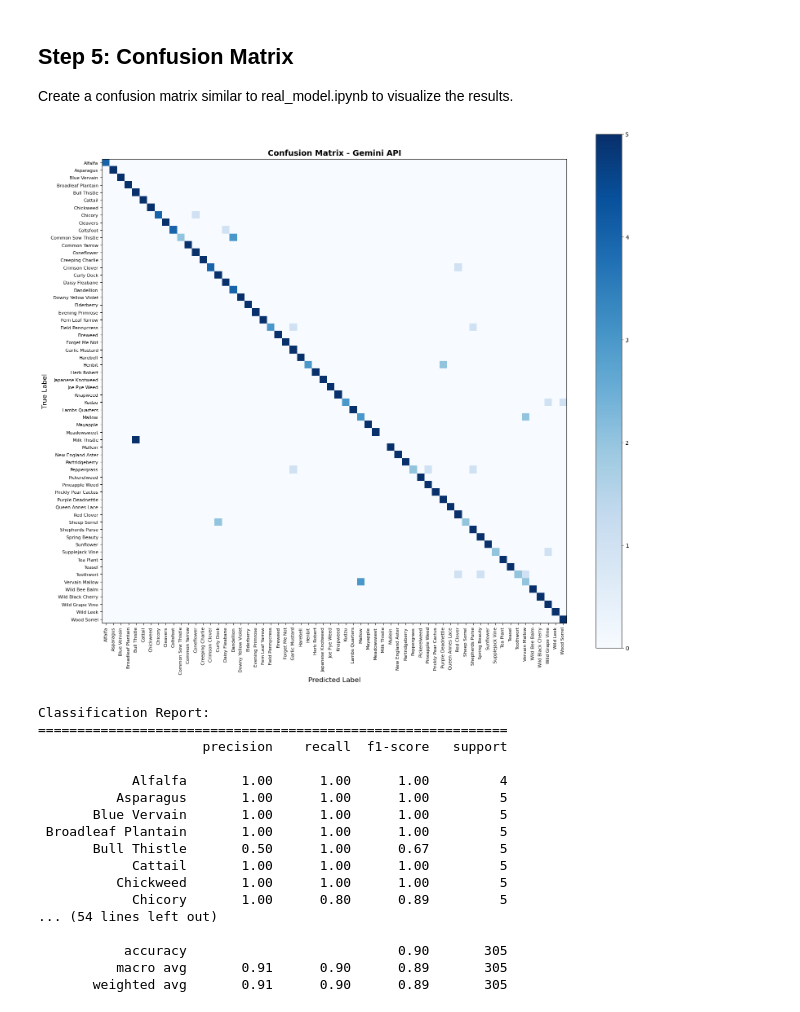
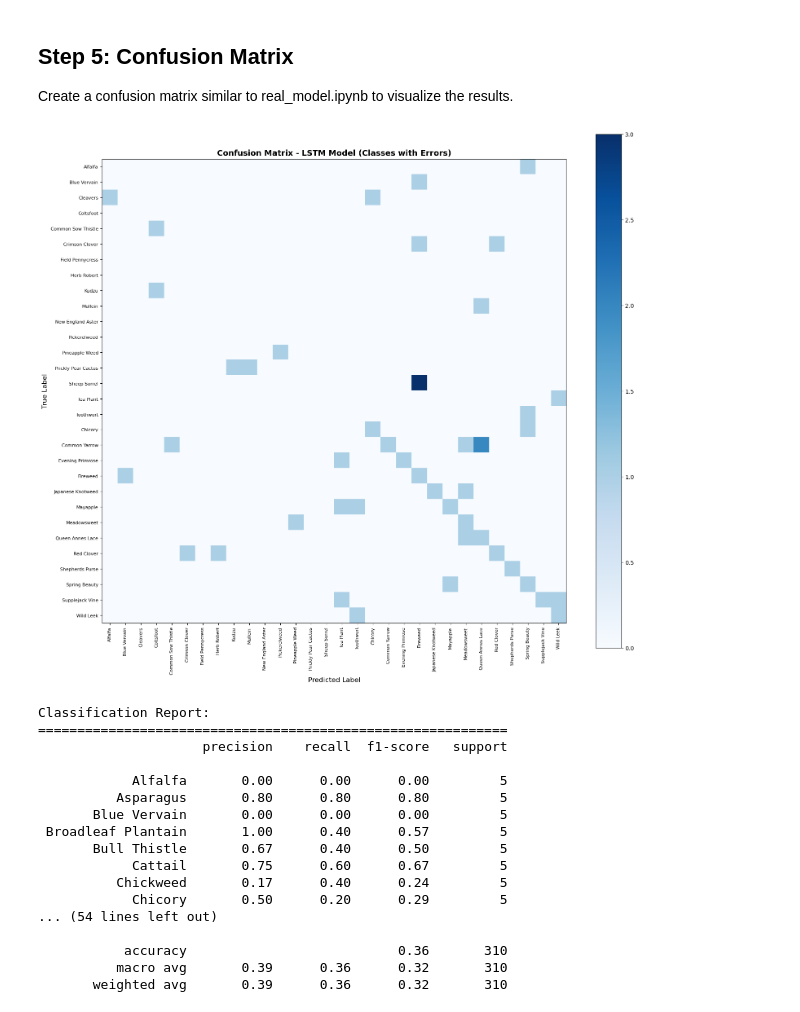
Before and after one commit to j-mye/plants, a Jupyter notebook: myers/myers_comparison.ipynb, the cells around one changed output. Drawn from its saved outputs; the diff is of its cells as text; code cells hidden in the pictures.

```diff
--- a/myers/myers_comparison.ipynb
+++ b/myers/myers_comparison.ipynb
@@ -27,7 +45,7 @@ ModuleNotFoundError: No module named 'tensorflow'
 Based on the real_model.ipynb approach, we'll get all possible plant species from the dataset directory.
 # %%
 # Set up paths (same as real_model.ipynb)
-train_dir = "datasets/dataset-test"
+train_dir = "../datasets/dataset-test"
 
 # Get the list of plant classes from directory names
 # Each subdirectory represents a different plant class
@@ -112,7 +153,9 @@ Before running the full dataset evaluation, let's test with one image to make su
 import glob
 import random
 
-def get_random_test_image(test_dir="datasets/dataset-test", class_name=None):
+model = load_model_lstm()
+
+def get_random_test_image(test_dir="../datasets/dataset-test", class_name=None):
     """
     Get a random test image from the dataset.
 
@@ -137,7 +180,6 @@ def get_random_test_image(test_dir="datasets/dataset-test", class_name=None):
         class_name = random.choice(all_classes)
         class_dir = os.path.join(test_dir, class_name)
 
-    # Find all image files
     image_files = []
     for ext in ['*.jpg', '*.jpeg', '*.png', '*.JPG', '*.JPEG', '*.PNG']:
         image_files.extend(glob.glob(os.path.join(class_dir, ext)))
@@ -149,31 +191,22 @@ def get_random_test_image(test_dir="datasets/dataset-test", class_name=None):
 
 # Test with a single random image
 print("=" * 60)
-print("TESTING GEMINI API WITH A SINGLE IMAGE")
+print("TESTING LSTM MODEL WITH A SINGLE IMAGE")
 print("=" * 60)
 
 test_image_path, true_class = get_random_test_image()
-
-print(f"\nTesting with image from class: {true_class}")
-print(f"Image path: {test_image_path}\n")
 
 # Display the image
 img = load_image(test_image_path)
 display(img)  # In Jupyter, this will show the image
 
-# Identify the plant using Gemini API
-print("\n" + "=" * 60)
-print("CALLING GEMINI API FOR PLANT IDENTIFICATION")
-print("=" * 60 + "\n")
+# Identify the plant using LSTM model
 
-predicted_name = identify_plant_with_gemini(test_image_path, class_names)
+predicted_name = identify_plant_lstm(test_image_path, class_names, model)
 
-print("IDENTIFICATION RESULT:")
 print("-" * 60)
 print(f"Predicted: {predicted_name}")
 print(f"True class: {true_class}")
-print(f"Match: {'✓ Correct!' if predicted_name == true_class else '✗ Incorrect'}")
+print(f"Match: {'Correct!' if predicted_name == true_class else 'Incorrect'}")
 print("-" * 60)
-print(f"\nTotal possible plants: {len(class_names)}")
-print("\n✓ Single image test complete! If this looks good, proceed to Step 4 to evaluate the full dataset.")
 # %% [output]
@@ -209,9 +248,9 @@ import matplotlib.pyplot as plt
 import numpy as np
 from collections import defaultdict
 
-def evaluate_gemini_on_dataset(test_dir, class_names):
+def evaluate_lstm_on_dataset(class_names, test_dir):
     """
-    Evaluate Gemini API on all test images in the dataset.
+    Evaluate LSTM model on all test images in the dataset.
 
     Args:
         test_dir: Directory containing test images (organized by class)
@@ -221,7 +260,7 @@ def evaluate_gemini_on_dataset(test_dir, class_names):
         Dictionary with evaluation results
     """
     print("=" * 60)
-    print("EVALUATING GEMINI API ON TEST DATASET")
+    print("EVALUATING LSTM MODEL ON TEST DATASET")
     print("=" * 60)
 
     # Collect all test images with their true labels
@@ -244,7 +283,6 @@ def evaluate_gemini_on_dataset(test_dir, class_names):
             true_labels.append(class_idx)
 
     print(f"\nTesting on {len(test_images)} images...")
-    print("Running Gemini predictions (this may take a while)...\n")
 
     # Get predictions for all test images
     predicted_labels = []
@@ -254,8 +292,8 @@ def evaluate_gemini_on_dataset(test_dir, class_names):
         if (i + 1) % 10 == 0:
             print(f"  Processed {i + 1}/{len(test_images)} images...")
 
-        # Get prediction using Gemini
-        predicted_name = identify_plant_with_gemini(img_path, class_names)
+        # Get prediction using LSTM model
+        predicted_name = identify_plant_lstm(img_path, class_names, model)
 
         # Convert plant name to index
         if predicted_name and predicted_name in class_names:
@@ -302,14 +340,14 @@ def evaluate_gemini_on_dataset(test_dir, class_names):
     return results
 
 # Run evaluation
-test_dir = "datasets/dataset-test"
-test_results = evaluate_gemini_on_dataset(test_dir, class_names)
+test_dir = "../datasets/dataset-test"
+test_results = evaluate_lstm_on_dataset(class_names, test_dir)
 
 print(f"\n{'='*60}")
 print(f"FINAL RESULTS")
 print(f"{'='*60}")
 print(f"Overall Accuracy: {test_results['accuracy']:.2%}")
 print(f"Correct Predictions: {test_results['correct']}/{test_results['total_images']}")
-print(f"\n✓ Evaluation complete!")
+print(f"\nEvaluation complete!")
 # %% [output]
 ============================================================
@@ -365,49 +403,50 @@ if len(error_classes) > 30:
     # Create subset confusion matrix
     cm_subset = cm[np.ix_(error_classes, error_classes)]
     class_names_subset = [class_names[i] for i in error_classes]
 
     plt.imshow(cm_subset, interpolation='nearest', cmap=plt.cm.Blues)
     plt.colorbar()
     plt.xticks(range(len(class_names_subset)), class_names_subset, rotation=90, fontsize=8)
     plt.yticks(range(len(class_names_subset)), class_names_subset, fontsize=8)
-    plt.title('Confusion Matrix - Gemini API (Classes with Errors)', fontsize=14, fontweight='bold')
+    plt.title('Confusion Matrix - LSTM Model (Classes with Errors)', fontsize=14, fontweight='bold')
 else:
     plt.imshow(cm, interpolation='nearest', cmap=plt.cm.Blues)
     plt.colorbar()
     plt.xticks(range(len(class_names)), class_names, rotation=90, fontsize=8)
     plt.yticks(range(len(class_names)), class_names, fontsize=8)
     plt.title('Confusion Matrix - Gemini API', fontsize=14, fontweight='bold')
 
 plt.ylabel('True Label', fontsize=12)
 plt.xlabel('Predicted Label', fontsize=12)
 plt.tight_layout()
+plt.savefig('lstm_confusion_matrix.png')
 plt.show()
 
 # Print classification report
 print("\nClassification Report:")
 print("=" * 60)
 print(classification_report(
     true_labels_valid,
     predicted_labels_valid,
     target_names=class_names,
     zero_division=0
 ))
 # %% [output]
-[figure, old version]
+[figure, new version]
 Classification Report:
 ============================================================
                      precision    recall  f1-score   support
 
-            Alfalfa       1.00      1.00      1.00         4
-          Asparagus       1.00      1.00      1.00         5
-       Blue Vervain       1.00      1.00      1.00         5
- Broadleaf Plantain       1.00      1.00      1.00         5
-       Bull Thistle       0.50      1.00      0.67         5
-            Cattail       1.00      1.00      1.00         5
-          Chickweed       1.00      1.00      1.00         5
-            Chicory       1.00      0.80      0.89         5
+            Alfalfa       0.00      0.00      0.00         5
+          Asparagus       0.80      0.80      0.80         5
+       Blue Vervain       0.00      0.00      0.00         5
+ Broadleaf Plantain       1.00      0.40      0.57         5
+       Bull Thistle       0.67      0.40      0.50         5
+            Cattail       0.75      0.60      0.67         5
+          Chickweed       0.17      0.40      0.24         5
+            Chicory       0.50      0.20      0.29         5
 ... (54 lines left out)
 
-           accuracy                           0.90       305
-          macro avg       0.91      0.90      0.89       305
-       weighted avg       0.91      0.90      0.89       305
+           accuracy                           0.36       310
+          macro avg       0.39      0.36      0.32       310
+       weighted avg       0.39      0.36      0.32       310
```
Also changed, not shown: parts of 6 cells of this notebook, 5 other files.
